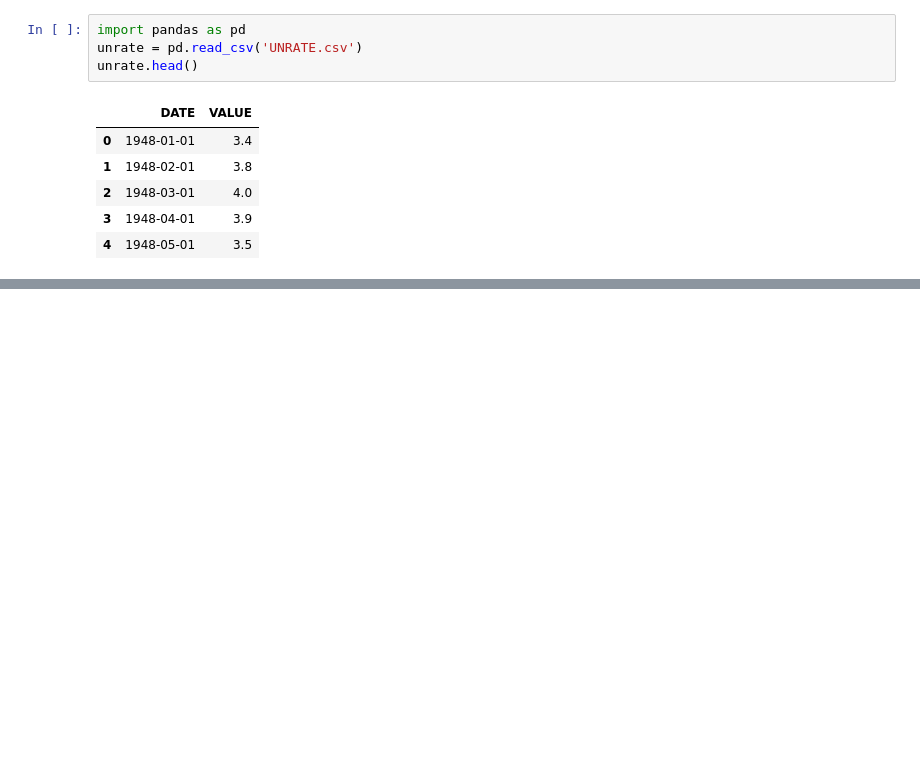
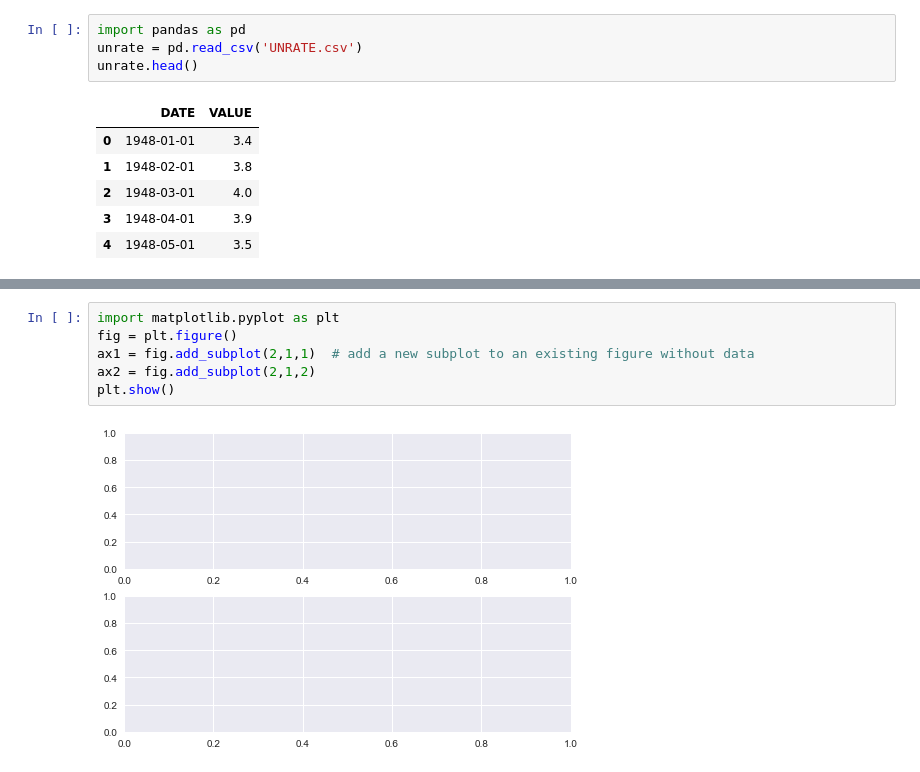
Before and after one commit to freena22/exploring-datasets, a Jupyter notebook: Data_Visualization.ipynb, the cells around one changed output, grey strips where cells are left out. Saved outputs shown, nothing was run; the diff lists cells and outputs as text; blank space fills up the shorter version.

```diff
--- a/Data_Visualization.ipynb
+++ b/Data_Visualization.ipynb
@@ -16,0 +75,8 @@ unrate.head()
+# %%
+import matplotlib.pyplot as plt
+fig = plt.figure()
+ax1 = fig.add_subplot(2,1,1)  # add a new subplot to an existing figure without data
+ax2 = fig.add_subplot(2,1,2)
+plt.show()
+# %% [output]
+[figure, added]
```
Also changed, not shown: parts of 17 cells of this notebook.
